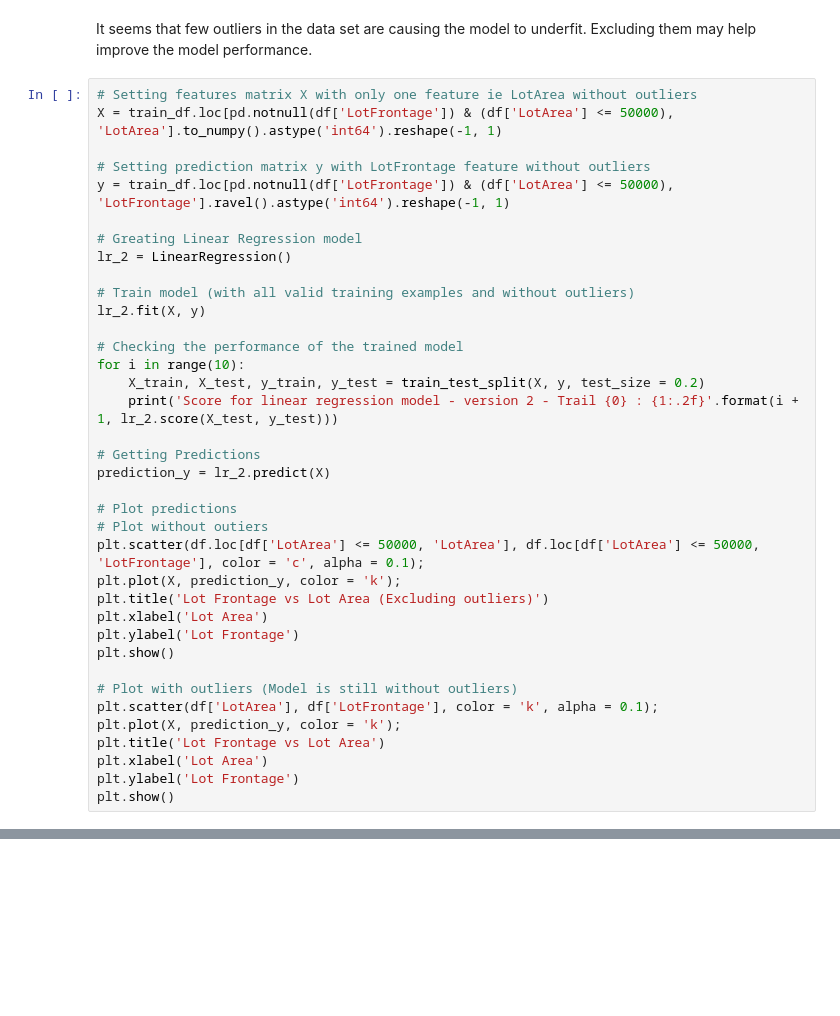
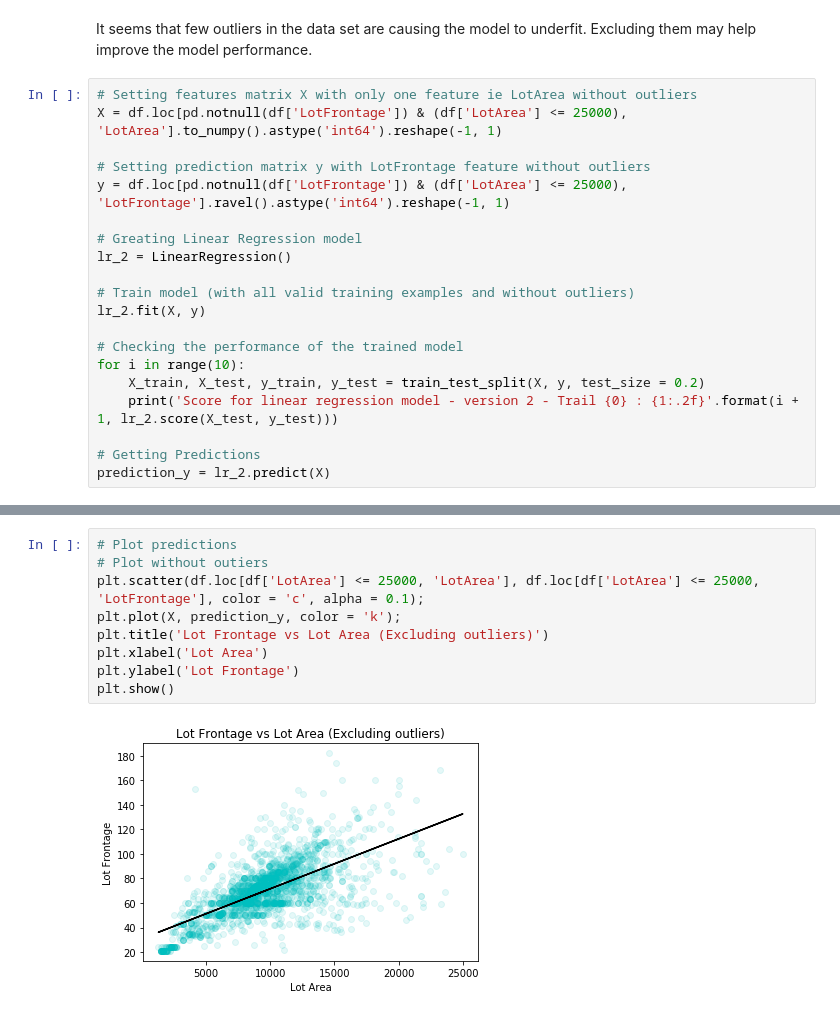
Before and after one commit to AnirudhAchal/Housing-Prices, a Jupyter notebook: Notebooks/Housing Prices .ipynb, the cells around one changed output, grey strips where cells are left out. Drawn from its saved outputs; the diff is of its cells as text; blank space fills up the shorter version.

```diff
--- a/Notebooks/Housing Prices .ipynb
+++ b/Notebooks/Housing Prices .ipynb
@@ -428,10 +428,10 @@ Score for linear regression model - version 1 - Trial 10 : 0.10
 It seems that few outliers in the data set are causing the model to underfit. Excluding them may help improve the model performance.
 # %%
 # Setting features matrix X with only one feature ie LotArea without outliers
-X = train_df.loc[pd.notnull(df['LotFrontage']) & (df['LotArea'] <= 50000), 'LotArea'].to_numpy().astype('int64').reshape(-1, 1)
+X = df.loc[pd.notnull(df['LotFrontage']) & (df['LotArea'] <= 25000), 'LotArea'].to_numpy().astype('int64').reshape(-1, 1)
 
 # Setting prediction matrix y with LotFrontage feature without outliers
-y = train_df.loc[pd.notnull(df['LotFrontage']) & (df['LotArea'] <= 50000), 'LotFrontage'].ravel().astype('int64').reshape(-1, 1)
+y = df.loc[pd.notnull(df['LotFrontage']) & (df['LotArea'] <= 25000), 'LotFrontage'].ravel().astype('int64').reshape(-1, 1)
 
 # Greating Linear Regression model
 lr_2 = LinearRegression()
@@ -446,21 +446,4 @@ for i in range(10):
 
 # Getting Predictions
 prediction_y = lr_2.predict(X)
-
-# Plot predictions
-# Plot without outiers
-plt.scatter(df.loc[df['LotArea'] <= 50000, 'LotArea'], df.loc[df['LotArea'] <= 50000, 'LotFrontage'], color = 'c', alpha = 0.1);
-plt.plot(X, prediction_y, color = 'k');
-plt.title('Lot Frontage vs Lot Area (Excluding outliers)')
-plt.xlabel('Lot Area')
-plt.ylabel('Lot Frontage')
-plt.show()
-
-# Plot with outliers (Model is still without outliers)
-plt.scatter(df['LotArea'], df['LotFrontage'], color = 'k', alpha = 0.1);
-plt.plot(X, prediction_y, color = 'k');
-plt.title('Lot Frontage vs Lot Area')
-plt.xlabel('Lot Area')
-plt.ylabel('Lot Frontage')
-plt.show()
 # %% [output]
@@ -478,0 +460,11 @@ Score for linear regression model - version 2 - Trail 10 : 0.33
+# %%
+# Plot predictions
+# Plot without outiers
+plt.scatter(df.loc[df['LotArea'] <= 25000, 'LotArea'], df.loc[df['LotArea'] <= 25000, 'LotFrontage'], color = 'c', alpha = 0.1);
+plt.plot(X, prediction_y, color = 'k');
+plt.title('Lot Frontage vs Lot Area (Excluding outliers)')
+plt.xlabel('Lot Area')
+plt.ylabel('Lot Frontage')
+plt.show()
+# %% [output]
+[figure, added]
```
Also changed, not shown: parts of 12 cells of this notebook.
